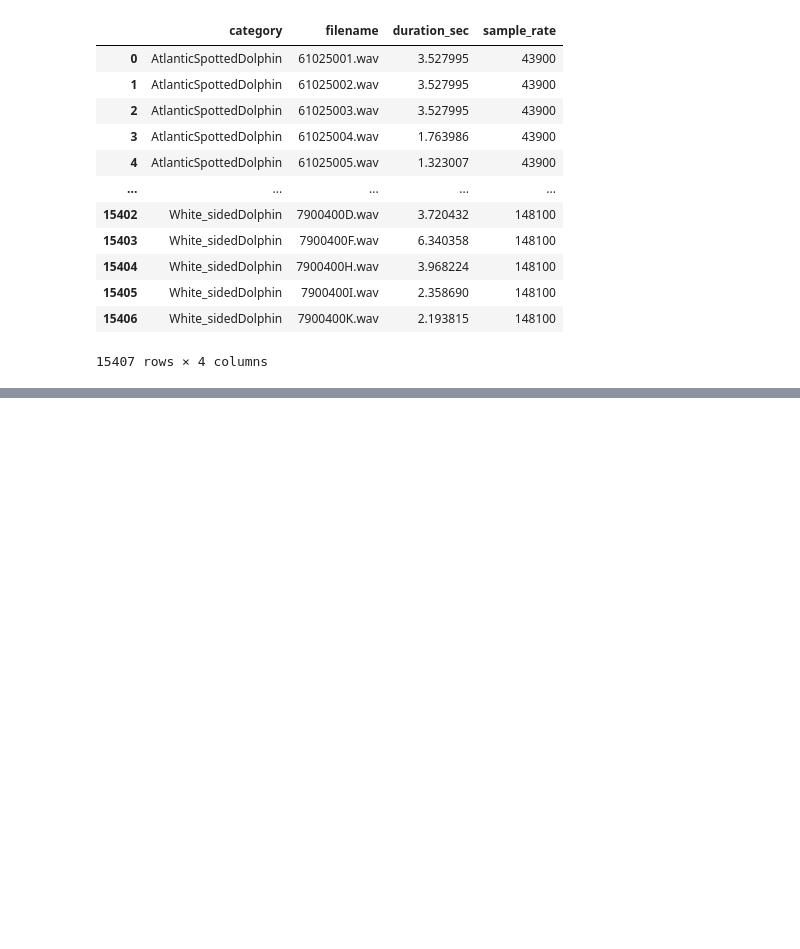
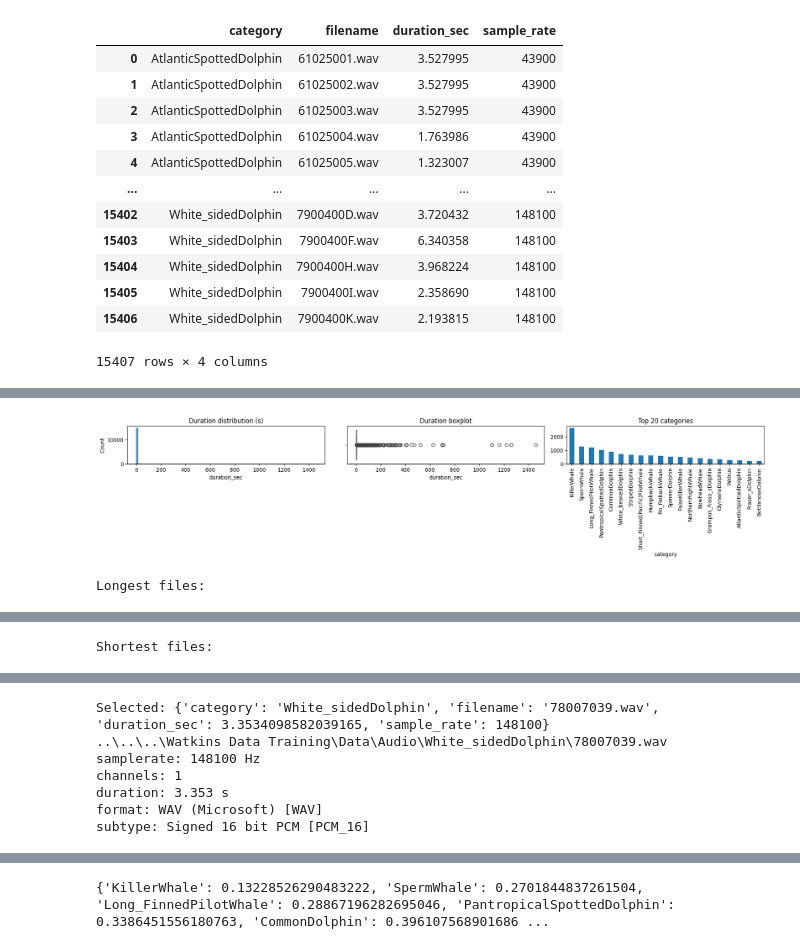
Before and after one commit to SEANIMALMOVE/Bens-Internship-2025, a Jupyter notebook: Watkins Marine deep learning model/Notebook/Deep Learning Model.ipynb, the cells around one changed output, grey strips where cells are left out. Drawn from its saved outputs; the diff is of its cells as text; code cells hidden in the pictures; blank space fills up the shorter version.

```diff
--- a/Watkins Marine deep learning model/Notebook/Deep Learning Model.ipynb
+++ b/Watkins Marine deep learning model/Notebook/Deep Learning Model.ipynb
@@ -83,0 +86,68 @@ Total files processed: 15407
+# %%
+from IPython.display import Audio, display
+import random
+
+# Exploration helpers for the annotations + quick audio playback (run this cell)
+
+def explore_annotations(df, top_n=20):
+    print("Shape:", df.shape)
+    print("\nDtypes:")
+    print(df.dtypes)
+    print("\nDuration stats (s):")
+    print(df['duration_sec'].describe())
+    print("\nSample rate counts:")
+    print(df['sample_rate'].value_counts().head(20))
+    print(f"\nTop {top_n} categories by file count:")
+    print(df['category'].value_counts().head(top_n))
+    # Plots
+    fig, axes = plt.subplots(1, 3, figsize=(18, 4))
+    sns.histplot(df['duration_sec'], bins=100, ax=axes[0])
+    axes[0].set_title('Duration distribution (s)')
+    sns.boxplot(x=df['duration_sec'], ax=axes[1])
+    axes[1].set_title('Duration boxplot')
+    df['category'].value_counts().head(top_n).plot(kind='bar', ax=axes[2])
+    axes[2].set_title(f'Top {top_n} categories')
+    plt.tight_layout()
+    plt.show()
+
+def show_long_short(df, n=10):
+    print("Longest files:")
+    display(df.nlargest(n, 'duration_sec'))
+    print("\nShortest files:")
+    display(df.nsmallest(n, 'duration_sec'))
+
+def play_random_sample(df, category=None, seed=None):
+    """Play a random sample (optionally from a specific category)."""
+    if seed is not None:
+        random.seed(seed)
+    sub = df if category is None else df[df['category'] == category]
+    if sub.empty:
+        print("No samples found for category:", category)
+        return None
+    row = sub.sample(1).iloc[0]
+    audio_path = AUDIO_DIR / row['category'] / row['filename']
+    print("Selected:", row.to_dict())
+    try:
+        info = sf.info(audio_path)
+        print(info)
+    except Exception as e:
+        print("Could not read file info:", e)
+    display(Audio(str(audio_path)))
+    return row
+
+def compute_simple_class_weights(df):
+    """Return simple inverse-frequency class weights (not sklearn-formatted)."""
+    counts = df['category'].value_counts()
+    total = len(df)
+    weights = (total / (counts * len(counts))).to_dict()
+    return weights
+
+# Example usage (uncomment to run):
+explore_annotations(df)
+show_long_short(df)
+play_random_sample(df, category='White_sidedDolphin', seed=1)
+
+# compute weights before using them
+weights = compute_simple_class_weights(df)
+print({k: weights[k] for k in list(weights)[:10]})
+# %% [output]
@@ -83,0 +171,2 @@ Total files processed: 15407
+[figure, added]
+Longest files:
@@ -83,0 +184 @@ Total files processed: 15407
+Shortest files:
@@ -83,0 +196,7 @@ Total files processed: 15407
+Selected: {'category': 'White_sidedDolphin', 'filename': '78007039.wav', 'duration_sec': 3.3534098582039165, 'sample_rate': 148100}
+..\..\..\Watkins Data Training\Data\Audio\White_sidedDolphin\78007039.wav
+samplerate: 148100 Hz
+channels: 1
+duration: 3.353 s
+format: WAV (Microsoft) [WAV]
+subtype: Signed 16 bit PCM [PCM_16]
@@ -83,0 +204 @@ Total files processed: 15407
+{'KillerWhale': 0.13228526290483222, 'SpermWhale': 0.2701844837261504, 'Long_FinnedPilotWhale': 0.28867196282695046, 'PantropicalSpottedDolphin': 0.3386451556180763, 'CommonDolphin': 0.396107568901686 ...
```
Also changed, not shown: parts of 2 cells of this notebook.
